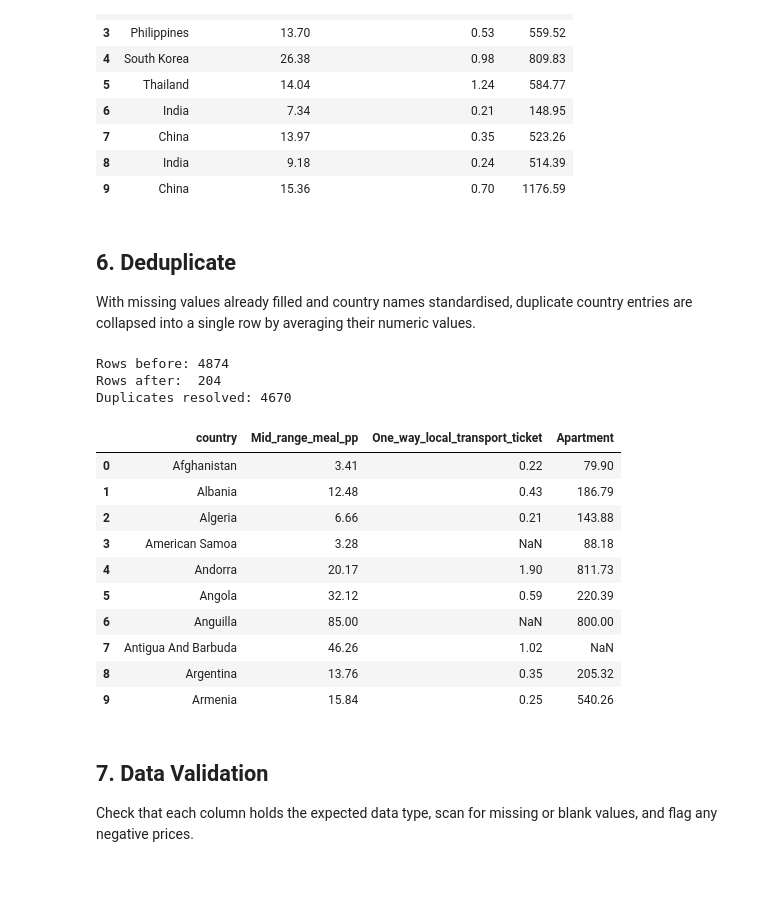
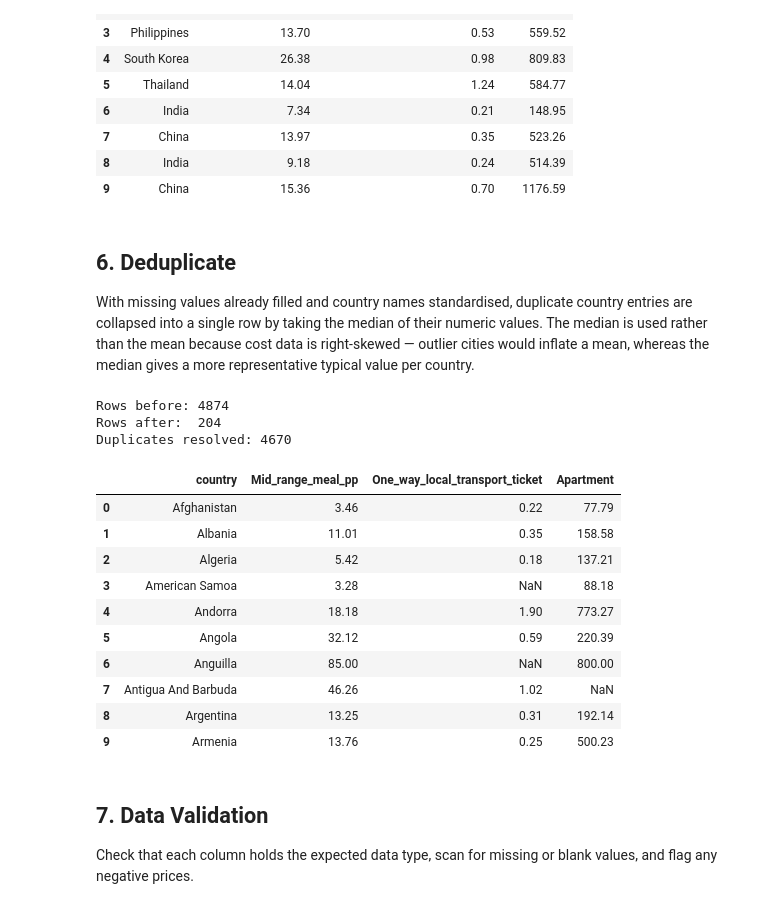
Before and after one commit to JdcStig/JamieDuffyCreagh_DAV_CA_Holiday, a Jupyter notebook: CA/Holiday/Cleaning_CostOfLiving.ipynb, the cells around one changed output. Drawn from its saved outputs; the diff is of its cells as text; code cells hidden in the pictures; blank space fills up the shorter version.

Commit message:
use median instead of mean when collapsing duplicate country rows

```diff
--- a/CA/Holiday/Cleaning_CostOfLiving.ipynb
+++ b/CA/Holiday/Cleaning_CostOfLiving.ipynb
@@ -178,33 +178,35 @@ Apartment                          5
 | 9 | China | 15.36 | 0.70 | 1176.59 |
 # %% [markdown]
 ## 6. Deduplicate
-With missing values already filled and country names standardised, duplicate country entries are collapsed into a single row by averaging their numeric values.
+With missing values already filled and country names standardised, duplicate country entries are collapsed into a single row by taking the median of their numeric values. The median is used rather than the mean because cost data is right-skewed — outlier cities would inflate a mean, whereas the median gives a more representative typical value per country.
 # %%
-# Collapse duplicate country rows by taking the mean of each numeric column.
-# Missing values have already been filled so the mean is computed on complete data.
+# Collapse duplicate country rows by taking the median of each numeric column.
+# Median is preferred over mean here as cost data is right-skewed. A few
+# expensive cities can inflate the mean.
+# Missing values have already been filled so the median is computed on complete data.
 before = len(cost_of_living_clean)
-cost_of_living_clean = cost_of_living_clean.groupby('country', as_index=False).mean(numeric_only=True).round(2)
+cost_of_living_clean = cost_of_living_clean.groupby('country', as_index=False).median(numeric_only=True).round(2)
 after = len(cost_of_living_clean)
 
 print(f"Rows before: {before}")
 print(f"Rows after:  {after}")
 print(f"Duplicates resolved: {before - after}")
 cost_of_living_clean.head(10)
 # %% [output]
 Rows before: 4874
 Rows after:  204
 Duplicates resolved: 4670
 |  | country | Mid_range_meal_pp | One_way_local_transport_ticket | Apartment |
-| 0 | Afghanistan | 3.41 | 0.22 | 79.90 |
-| 1 | Albania | 12.48 | 0.43 | 186.79 |
-| 2 | Algeria | 6.66 | 0.21 | 143.88 |
+| 0 | Afghanistan | 3.46 | 0.22 | 77.79 |
+| 1 | Albania | 11.01 | 0.35 | 158.58 |
+| 2 | Algeria | 5.42 | 0.18 | 137.21 |
 | 3 | American Samoa | 3.28 | NaN | 88.18 |
-| 4 | Andorra | 20.17 | 1.90 | 811.73 |
+| 4 | Andorra | 18.18 | 1.90 | 773.27 |
 | 5 | Angola | 32.12 | 0.59 | 220.39 |
 | 6 | Anguilla | 85.00 | NaN | 800.00 |
 | 7 | Antigua And Barbuda | 46.26 | 1.02 | NaN |
-| 8 | Argentina | 13.76 | 0.35 | 205.32 |
-| 9 | Armenia | 15.84 | 0.25 | 540.26 |
+| 8 | Argentina | 13.25 | 0.31 | 192.14 |
+| 9 | Armenia | 13.76 | 0.25 | 500.23 |
 # %% [markdown]
 ## 7. Data Validation
 Check that each column holds the expected data type, scan for missing or blank values, and flag any negative prices.
```
Also changed, not shown: parts of 4 cells of this notebook.
